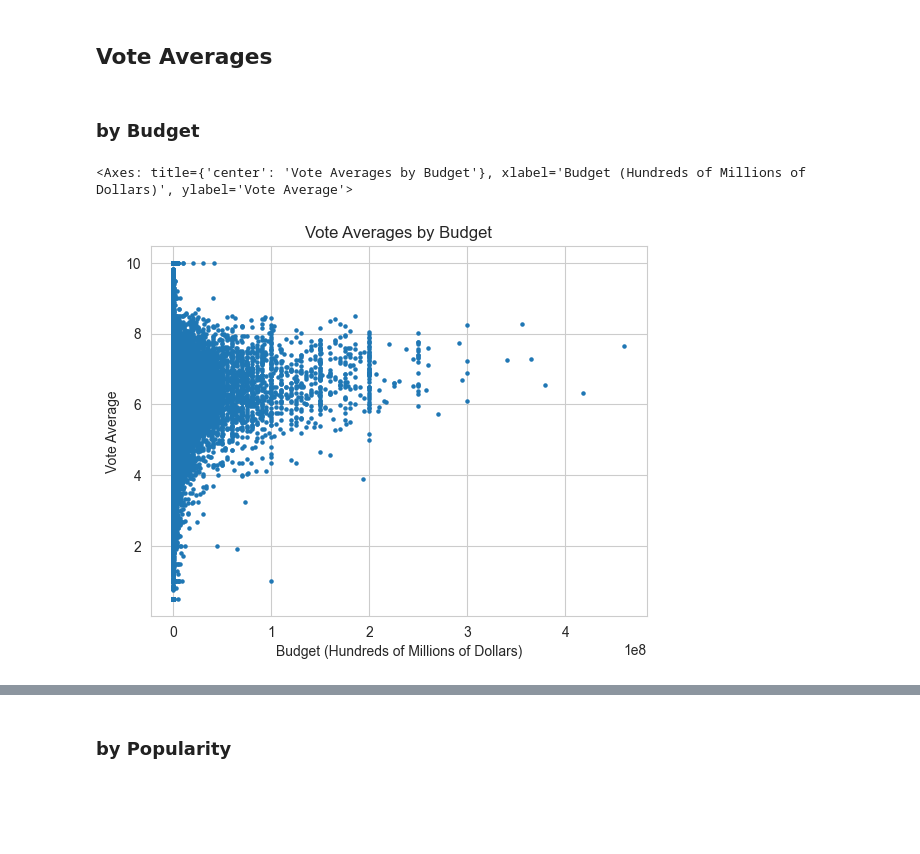
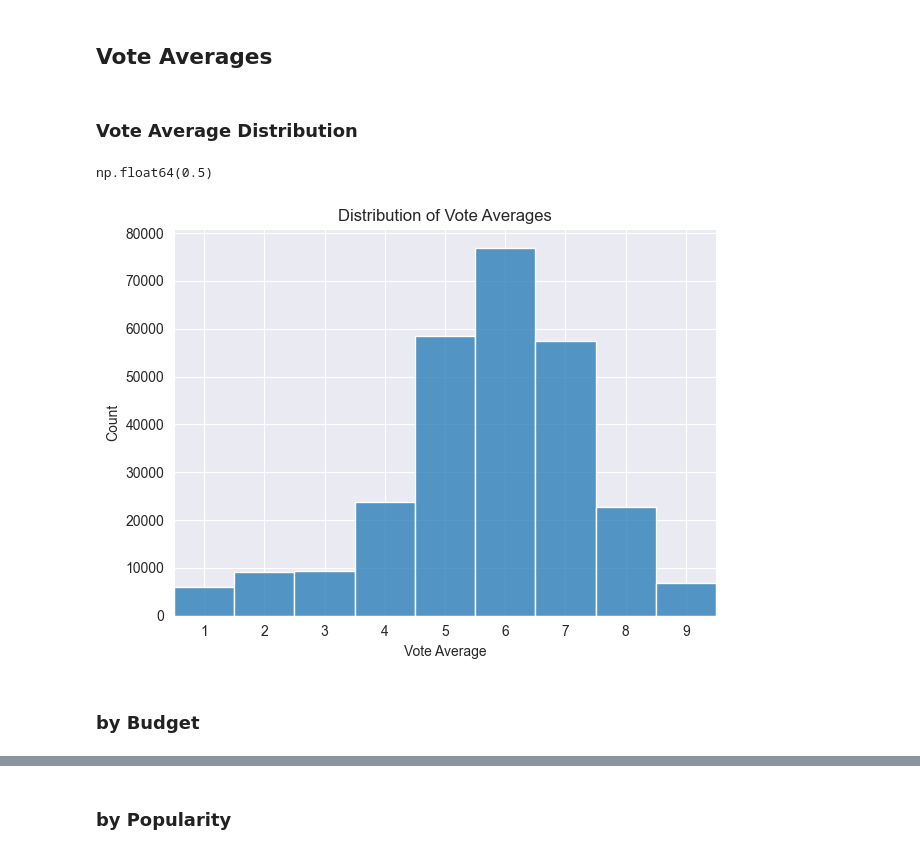
Before and after one commit to KiwiFlavorBepis/FilmFinder, a Jupyter notebook: Data/Data Visualization/Visualizations.ipynb, the cells around one changed output, grey strips where cells are left out. Drawn from its saved outputs; the diff is of its cells as text; code cells hidden in the pictures; blank space fills up the shorter version.

```diff
--- a/Data/Data Visualization/Visualizations.ipynb
+++ b/Data/Data Visualization/Visualizations.ipynb
@@ -20,9 +22,20 @@ Index(['title', 'vote_average', 'vote_count', 'release_date', 'revenue',
 # %% [markdown]
 ## Vote Averages
+# %% [markdown]
+### Vote Average Distribution
+# %%
+data.vote_average.min()
+# %% [output]
+np.float64(0.5)
+# %%
+ax = sns.histplot(data.vote_average, bins=np.arange(0, 11)-0.5)
+ax.set_xticks(range(0, 10))
+ax.set_xlim(xmin=0.5, xmax=9.5)
+ax.set_xlabel('Vote Average')
+ax.set_title('Distribution of Vote Averages')
+plt.tight_layout()
+plt.show()
+# %% [output]
+[figure, added]
 # %% [markdown]
 ### by Budget
-# %%
-data.plot(kind='scatter', x='budget', y='vote_average', title="Vote Averages by Budget", xlabel="Budget (Hundreds of Millions of Dollars)", ylabel="Vote Average", xticks=np.arange(0,500000000, 100000000), grid=True, marker='.')
-# %% [output]
-<Axes: title={'center': 'Vote Averages by Budget'}, xlabel='Budget (Hundreds of Millions of Dollars)', ylabel='Vote Average'>
-[figure, removed]
```
Also changed, not shown: parts of 24 cells of this notebook.
